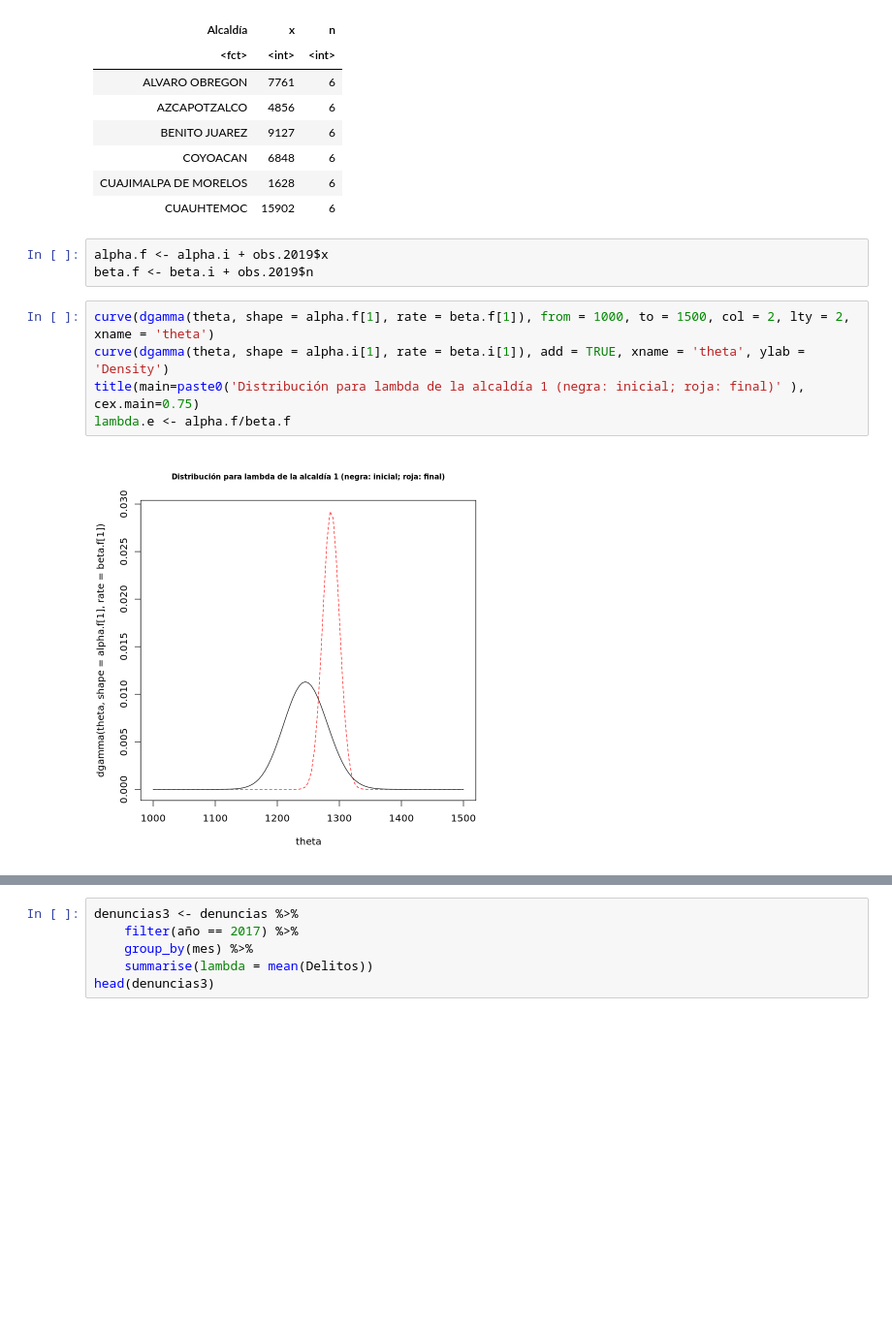
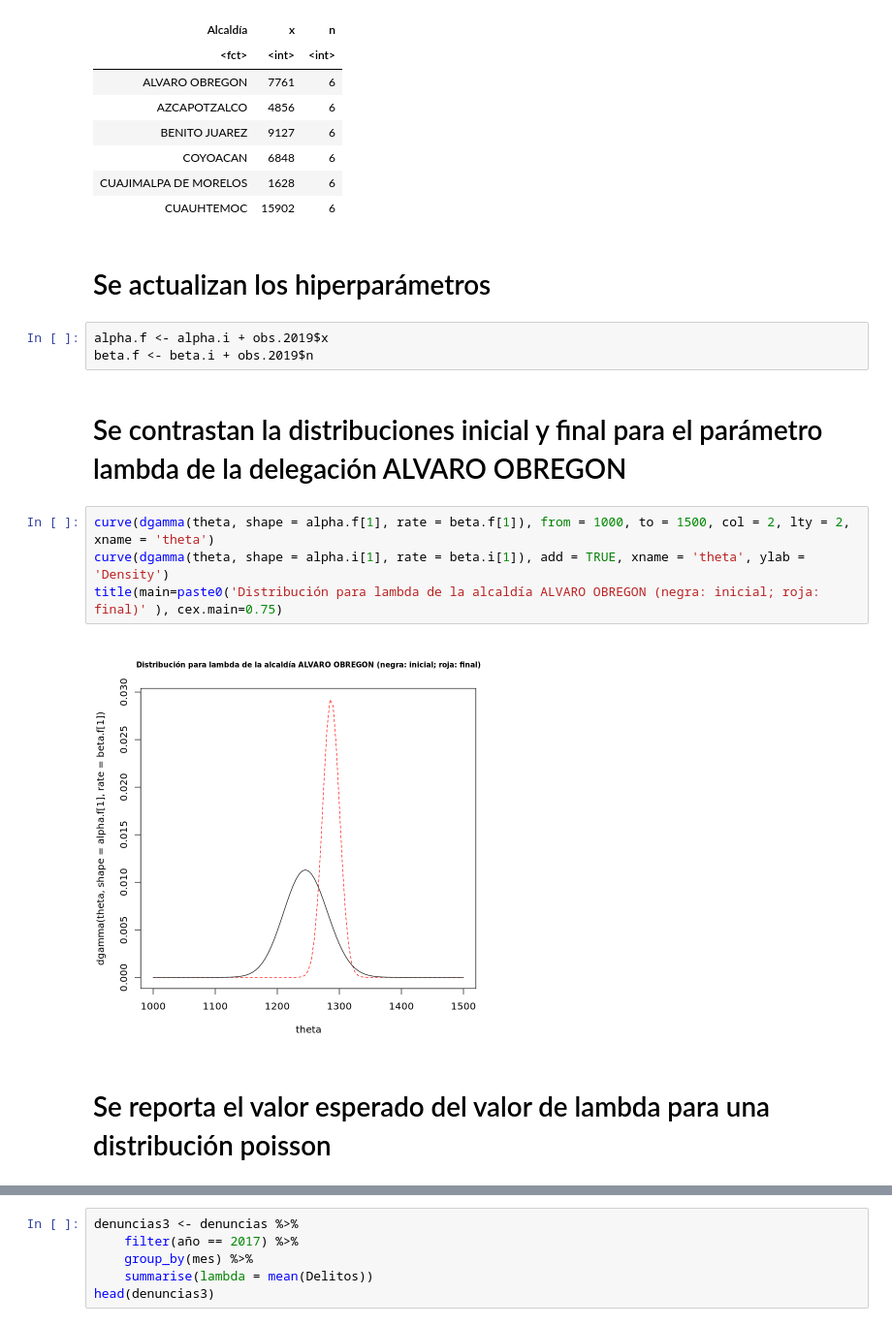
Before and after one commit to prope-2020-gh-classroom/practica-final-por-equipos-verano-2020-itam-atos-wk, a Jupyter notebook: analisis_bayesiano.ipynb, the cells around one changed output, grey strips where cells are left out. Shown: that part at 97% size. Saved outputs shown, nothing was run; the diff lists cells and outputs as text; blank space fills up the shorter version.

```diff
--- a/analisis_bayesiano.ipynb
+++ b/analisis_bayesiano.ipynb
@@ -91,14 +99,19 @@ A tibble: 6 × 3
 | COYOACAN | 6848 | 6 |
 | CUAJIMALPA DE MORELOS | 1628 | 6 |
 | CUAUHTEMOC | 15902 | 6 |
+# %% [markdown]
+# Se actualizan los hiperparámetros
 # %%
 alpha.f <- alpha.i + obs.2019$x
 beta.f <- beta.i + obs.2019$n
+# %% [markdown]
+# Se contrastan la distribuciones inicial y final para el parámetro lambda de la delegación ALVARO OBREGON
 # %%
 curve(dgamma(theta, shape = alpha.f[1], rate = beta.f[1]), from = 1000, to = 1500, col = 2, lty = 2, xname = 'theta')
 curve(dgamma(theta, shape = alpha.i[1], rate = beta.i[1]), add = TRUE, xname = 'theta', ylab = 'Density')
-title(main=paste0('Distribución para lambda de la alcaldía 1 (negra: inicial; roja: final)' ), cex.main=0.75)
-lambda.e <- alpha.f/beta.f
+title(main=paste0('Distribución para lambda de la alcaldía ALVARO OBREGON (negra: inicial; roja: final)' ), cex.main=0.75)
 # %% [output]
-[figure, old version]
+[figure, new version]
+# %% [markdown]
+# Se reporta el valor esperado del valor de lambda para una distribución poisson
 # %%
```
Also changed, not shown: parts of 12 cells of this notebook.
